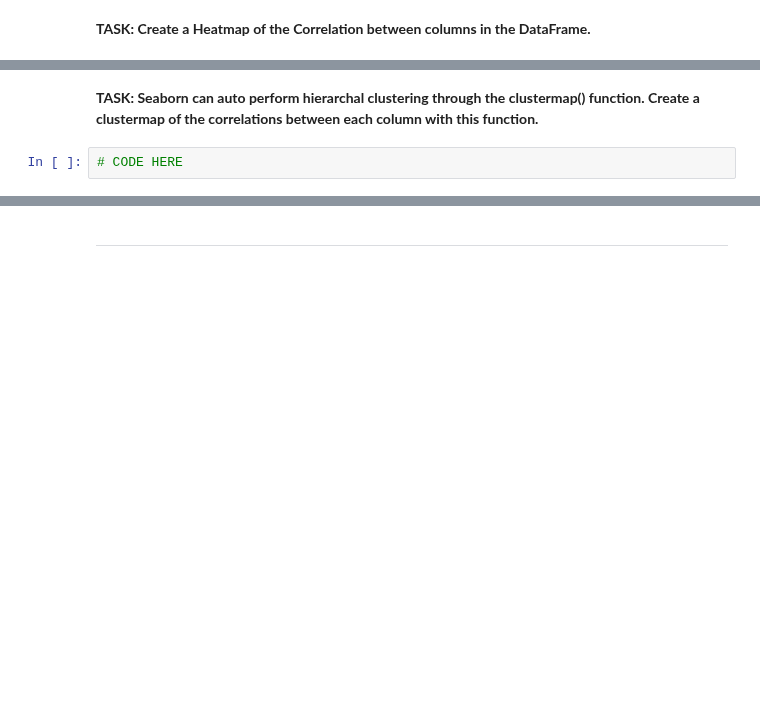
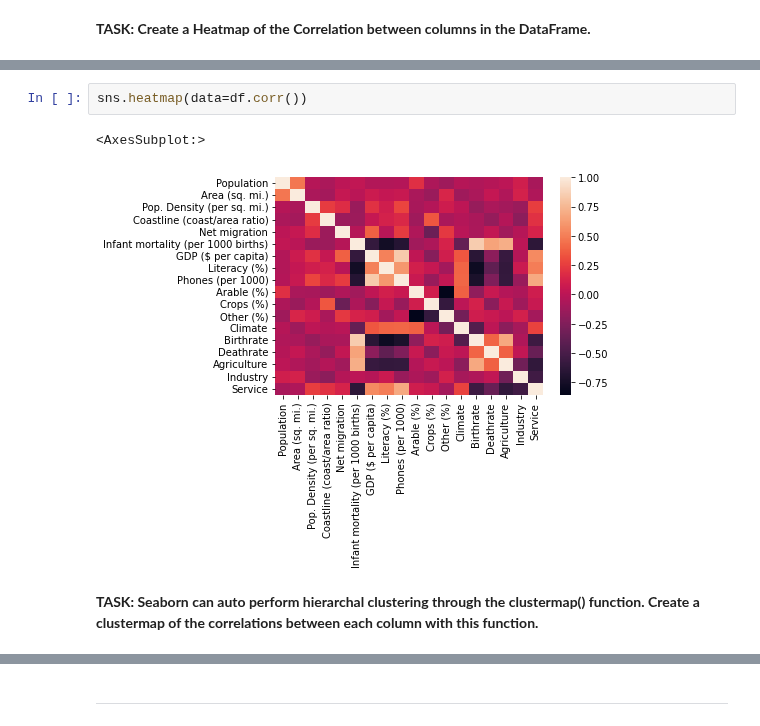
Before and after one commit to Denisse-AB/machine-learning, a Jupyter notebook: Kmeans-Clustering-Project-Exercise.ipynb, the cells around one changed output, grey strips where cells are left out. Saved outputs shown, nothing was run; the diff lists cells and outputs as text; blank space fills up the shorter version.

```diff
--- a/Kmeans-Clustering-Project-Exercise.ipynb
+++ b/Kmeans-Clustering-Project-Exercise.ipynb
@@ -229,4 +224,7 @@ sns.histplot(data=df, x=pop['Population'])
+# %%
+sns.heatmap(data=df.corr())
+# %% [output]
+<AxesSubplot:>
+[figure, added]
 # %% [markdown]
 **TASK: Seaborn can auto perform hierarchal clustering through the clustermap() function. Create a clustermap of the correlations between each column with this function.**
-# %%
-# CODE HERE
```
Also changed, not shown: parts of 41 cells of this notebook.
